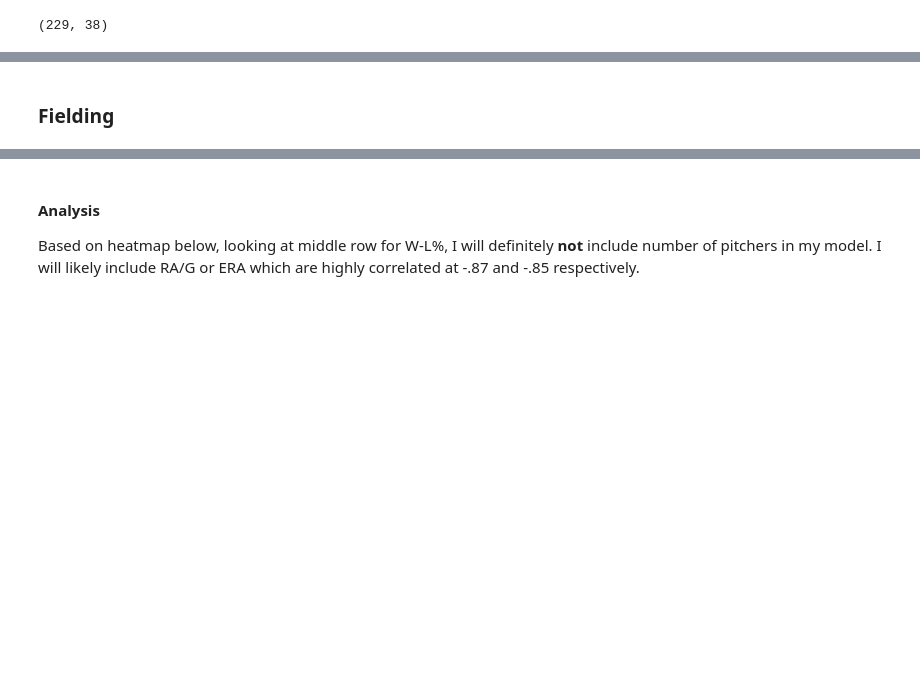
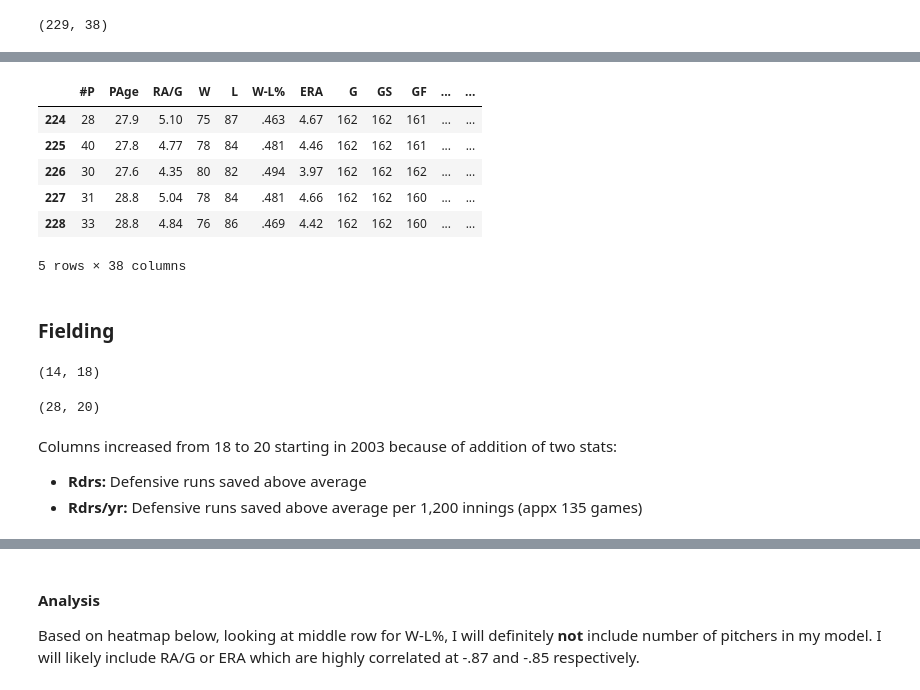
Before and after one commit to kjones5/metis_bootcamp, a Jupyter notebook: 2_Project-Luther_Baseball-Data/Webscraping_MLBteamsAL.ipynb, the cells around one changed output, grey strips where cells are left out. Cells and saved outputs as stored; diff of their text form; code cells hidden in the pictures; blank space fills up the shorter version.

Commit message:
scraped data

```diff
--- a/2_Project-Luther_Baseball-Data/Webscraping_MLBteamsAL.ipynb
+++ b/2_Project-Luther_Baseball-Data/Webscraping_MLBteamsAL.ipynb
@@ -694,24 +868,43 @@ df_pit.shape # should be 229 rows
+# %%
+df_pit.tail()
+# %% [output]
+|  | #P | PAge | RA/G | W | L | W-L% | ERA | G | GS | GF | ... | ... |
+| 224 | 28 | 27.9 | 5.10 | 75 | 87 | .463 | 4.67 | 162 | 162 | 161 | ... | ... |
+| 225 | 40 | 27.8 | 4.77 | 78 | 84 | .481 | 4.46 | 162 | 162 | 161 | ... | ... |
+| 226 | 30 | 27.6 | 4.35 | 80 | 82 | .494 | 3.97 | 162 | 162 | 162 | ... | ... |
+| 227 | 31 | 28.8 | 5.04 | 78 | 84 | .481 | 4.66 | 162 | 162 | 160 | ... | ... |
+| 228 | 33 | 28.8 | 4.84 | 76 | 86 | .469 | 4.42 | 162 | 162 | 160 | ... | ... |
+5 rows × 38 columns
 # %% [markdown]
 ### Fielding
 # %%
-# Build batting DF
-column_headers_bat = [th.getText() for th in
-                  table_17bat.findAll('tr')[0].findAll('th')][1:] # not sure if last [:] needed
-data_rows_bat = table_17bat.findAll('tr')[1:-2]  # skip row1 header and last 2 summary rows
-player_data_bat = [[td.getText() for td in data_rows_bat[i].findAll('td')]
-               for i in range(len(data_rows_bat))]
+# 2002 - Fielding DF
+col_headers_fld = [th.getText() for th in
+                  table_02fld.findAll('tr')[0].findAll('th')][1:]
+data_rows_fld = table_02fld.findAll('tr')[1:-2]
+player_data_fld = [[td.getText() for td in data_rows_fld[i].findAll('td')]
+               for i in range(len(data_rows_fld))]
 
-df_bat = pd.DataFrame(player_data_bat, columns=column_headers_bat)
-df_bat['Team']
-df_bat.head()
-# Need to get team names from first cell which is hyperlinked - SEE ABOVE
+df_fld = pd.DataFrame(player_data_fld, columns=col_headers_fld)
+df_fld['Team'] = pd.DataFrame({'Team': teams_list_02to04})
+df_fld['Year'] = '2002'
+df_fld['YrTm'] = df_fld['Year'] + df_fld['Team']
+df_fld.shape # should be 14 rows
+# %% [output]
+(14, 18)
 # %%
-# Build pitching DF
-column_headers_pit = [th.getText() for th in
-                  table_17pit.findAll('tr')[0].findAll('th')][1:] # not sure if last [:] needed
-data_rows_pit = table_17pit.findAll('tr')[1:-2]  # skip row1 header and last 2 summary rows
-player_data_pit = [[td.getText() for td in data_rows_pit[i].findAll('td')]
-               for i in range(len(data_rows_pit))]
+# 2003 - Fielding DF
+col_headers_fld = [th.getText() for th in
+                  table_03fld.findAll('tr')[0].findAll('th')][1:]
+data_rows_fld = table_03fld.findAll('tr')[1:-2]
+player_data_fld = [[td.getText() for td in data_rows_fld[i].findAll('td')]
+               for i in range(len(data_rows_fld))]
 
-df_pit = pd.DataFrame(player_data_pit, columns=column_headers_pit)
-df_pit
+df_fld_interim = pd.DataFrame(player_data_fld, columns=col_headers_fld)
+df_fld_interim['Team'] = pd.DataFrame({'Team': teams_list_02to04})
+df_fld_interim['Year'] = '2003'
+df_fld_interim['YrTm'] = df_fld_interim['Year'] + df_fld_interim['Team']
+df_fld = pd.concat([df_fld, df_fld_interim]).reset_index(drop=True)
+df_fld.shape # should be 28 rows
+# %% [output]
+(28, 20)
@@ -719,0 +911,4 @@ df_pit
+# %% [markdown]
+Columns increased from 18 to 20 starting in 2003 because of addition of two stats:
+* **Rdrs:** Defensive runs saved above average
+* **Rdrs/yr:** Defensive runs saved above average per 1,200 innings (appx 135 games)
```
Also changed, not shown: parts of 48 cells of this notebook.
